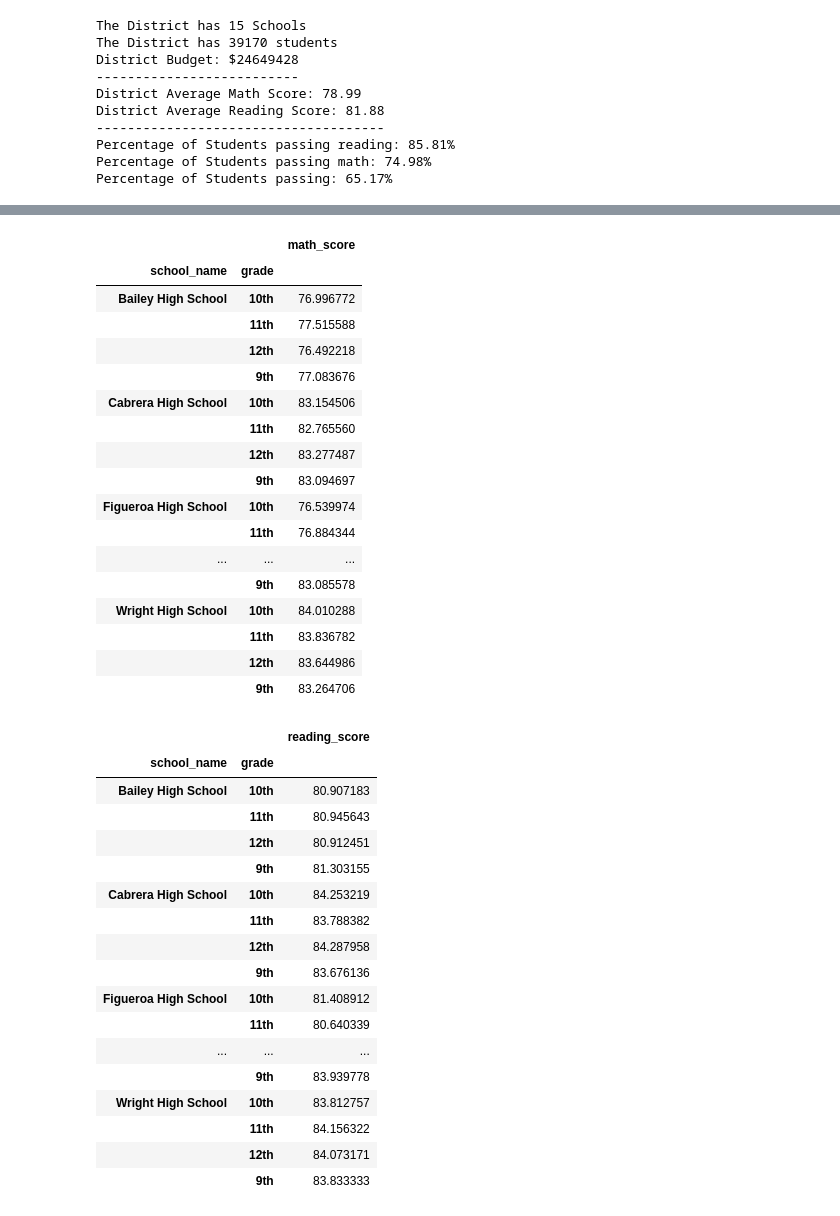
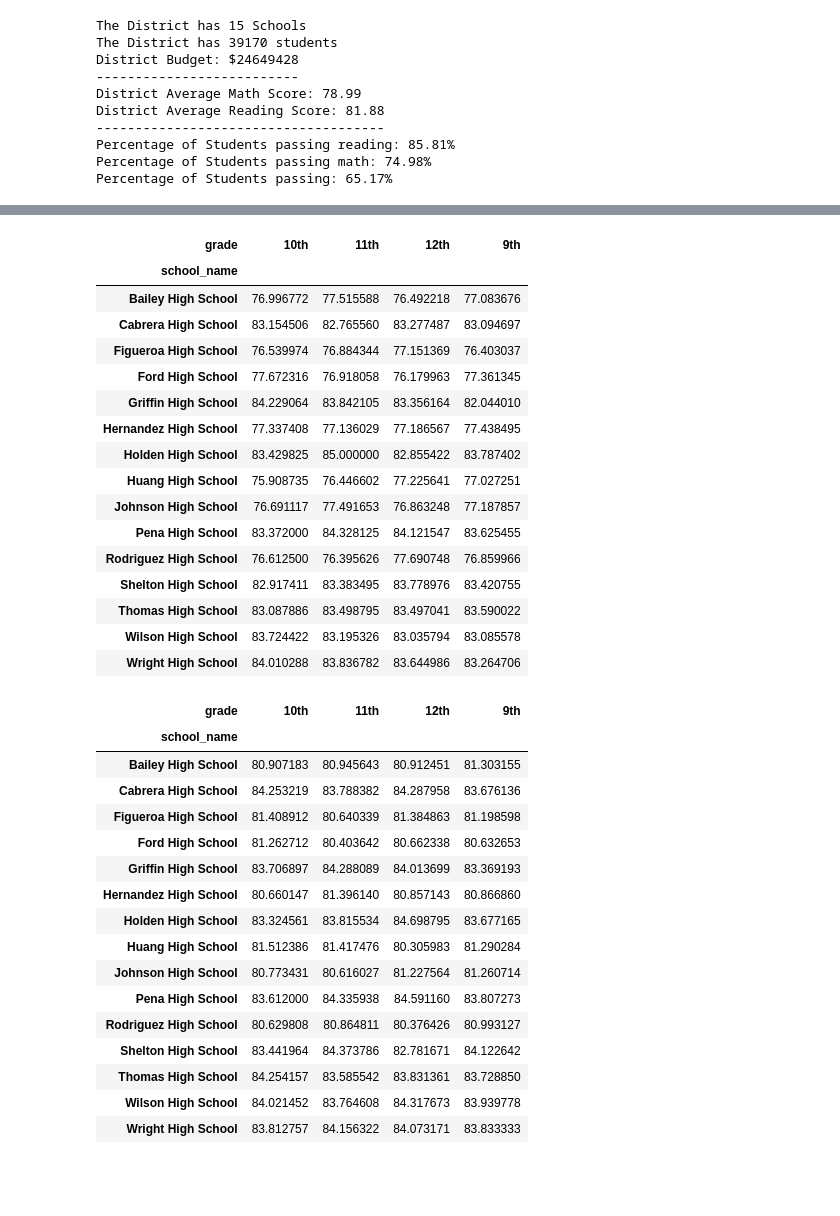
Before and after one commit to J-Schea29/Pandas-Challenge, a Jupyter notebook: Untitled.ipynb, the cells around one changed output, grey strips where cells are left out. Cells and saved outputs as stored; diff of their text form; code cells hidden in the pictures; blank space fills up the shorter version.

```diff
--- a/Untitled.ipynb
+++ b/Untitled.ipynb
@@ -250,53 +224,53 @@ bottom5
 # %%
 #5 Math Scores by Grade*
 grade_df= student_data[["grade", "school_name", "math_score"]]
 grade_group = grade_df.groupby(["school_name", "grade"])
 mean_grade = grade_group.mean()
-mean_grade
+pivot_grade = mean_grade.pivot_table("math_score", "school_name", "grade")
+pivot_grade
 # %% [output]
-|  |  | math_score |
-| school_name | grade |  |
-| Bailey High School | 10th | 76.996772 |
-|  | 11th | 77.515588 |
-|  | 12th | 76.492218 |
-|  | 9th | 77.083676 |
-| Cabrera High School | 10th | 83.154506 |
-|  | 11th | 82.765560 |
-|  | 12th | 83.277487 |
-|  | 9th | 83.094697 |
-| Figueroa High School | 10th | 76.539974 |
-|  | 11th | 76.884344 |
-| ... | ... | ... |
-|  | 9th | 83.085578 |
-| Wright High School | 10th | 84.010288 |
-|  | 11th | 83.836782 |
-|  | 12th | 83.644986 |
-|  | 9th | 83.264706 |
+| grade | 10th | 11th | 12th | 9th |
+| school_name |  |  |  |  |
+| Bailey High School | 76.996772 | 77.515588 | 76.492218 | 77.083676 |
+| Cabrera High School | 83.154506 | 82.765560 | 83.277487 | 83.094697 |
+| Figueroa High School | 76.539974 | 76.884344 | 77.151369 | 76.403037 |
+| Ford High School | 77.672316 | 76.918058 | 76.179963 | 77.361345 |
+| Griffin High School | 84.229064 | 83.842105 | 83.356164 | 82.044010 |
+| Hernandez High School | 77.337408 | 77.136029 | 77.186567 | 77.438495 |
+| Holden High School | 83.429825 | 85.000000 | 82.855422 | 83.787402 |
+| Huang High School | 75.908735 | 76.446602 | 77.225641 | 77.027251 |
+| Johnson High School | 76.691117 | 77.491653 | 76.863248 | 77.187857 |
+| Pena High School | 83.372000 | 84.328125 | 84.121547 | 83.625455 |
+| Rodriguez High School | 76.612500 | 76.395626 | 77.690748 | 76.859966 |
+| Shelton High School | 82.917411 | 83.383495 | 83.778976 | 83.420755 |
+| Thomas High School | 83.087886 | 83.498795 | 83.497041 | 83.590022 |
+| Wilson High School | 83.724422 | 83.195326 | 83.035794 | 83.085578 |
+| Wright High School | 84.010288 | 83.836782 | 83.644986 | 83.264706 |
 # %%
 #6 Reading Scores by Grade
 grade_df2= student_data[["grade", "school_name", "reading_score"]]
 grade_group2 = grade_df2.groupby(["school_name", "grade"])
 mean_grade2 = grade_group2.mean()
-mean_grade2
+pivot_grade2 = mean_grade2.pivot_table("reading_score", "school_name", "grade")
+pivot_grade2
 # %% [output]
-|  |  | reading_score |
-| school_name | grade |  |
-| Bailey High School | 10th | 80.907183 |
-|  | 11th | 80.945643 |
-|  | 12th | 80.912451 |
-|  | 9th | 81.303155 |
-| Cabrera High School | 10th | 84.253219 |
-|  | 11th | 83.788382 |
-|  | 12th | 84.287958 |
-|  | 9th | 83.676136 |
-| Figueroa High School | 10th | 81.408912 |
-|  | 11th | 80.640339 |
-| ... | ... | ... |
-|  | 9th | 83.939778 |
-| Wright High School | 10th | 83.812757 |
-|  | 11th | 84.156322 |
-|  | 12th | 84.073171 |
-|  | 9th | 83.833333 |
+| grade | 10th | 11th | 12th | 9th |
+| school_name |  |  |  |  |
+| Bailey High School | 80.907183 | 80.945643 | 80.912451 | 81.303155 |
+| Cabrera High School | 84.253219 | 83.788382 | 84.287958 | 83.676136 |
+| Figueroa High School | 81.408912 | 80.640339 | 81.384863 | 81.198598 |
+| Ford High School | 81.262712 | 80.403642 | 80.662338 | 80.632653 |
+| Griffin High School | 83.706897 | 84.288089 | 84.013699 | 83.369193 |
+| Hernandez High School | 80.660147 | 81.396140 | 80.857143 | 80.866860 |
+| Holden High School | 83.324561 | 83.815534 | 84.698795 | 83.677165 |
+| Huang High School | 81.512386 | 81.417476 | 80.305983 | 81.290284 |
+| Johnson High School | 80.773431 | 80.616027 | 81.227564 | 81.260714 |
+| Pena High School | 83.612000 | 84.335938 | 84.591160 | 83.807273 |
+| Rodriguez High School | 80.629808 | 80.864811 | 80.376426 | 80.993127 |
+| Shelton High School | 83.441964 | 84.373786 | 82.781671 | 84.122642 |
+| Thomas High School | 84.254157 | 83.585542 | 83.831361 | 83.728850 |
+| Wilson High School | 84.021452 | 83.764608 | 84.317673 | 83.939778 |
+| Wright High School | 83.812757 | 84.156322 | 84.073171 | 83.833333 |
 # %%
 #7 Scores by School Spending
 spending = merged_data2[["money_per_student", "average_reading_score",
```
Also changed, not shown: parts of 10 cells of this notebook.
